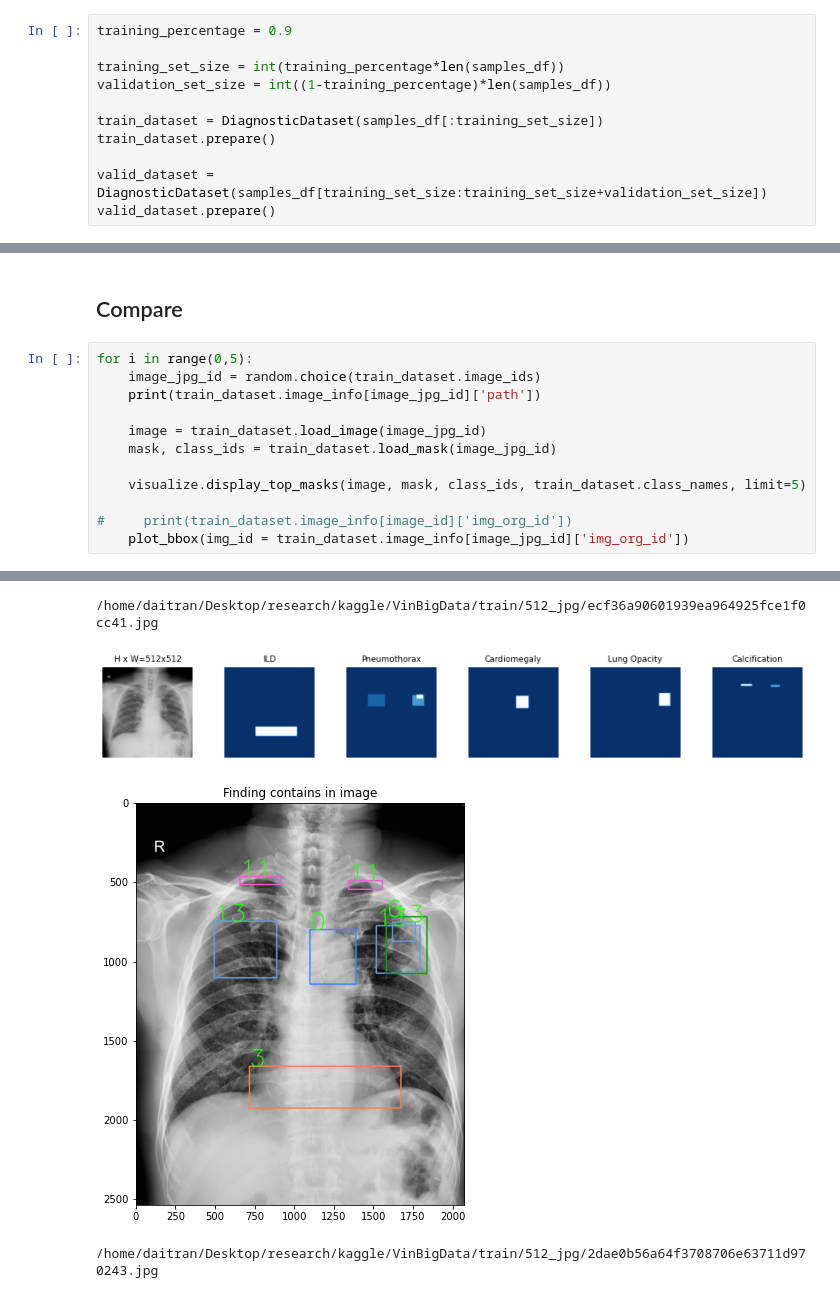
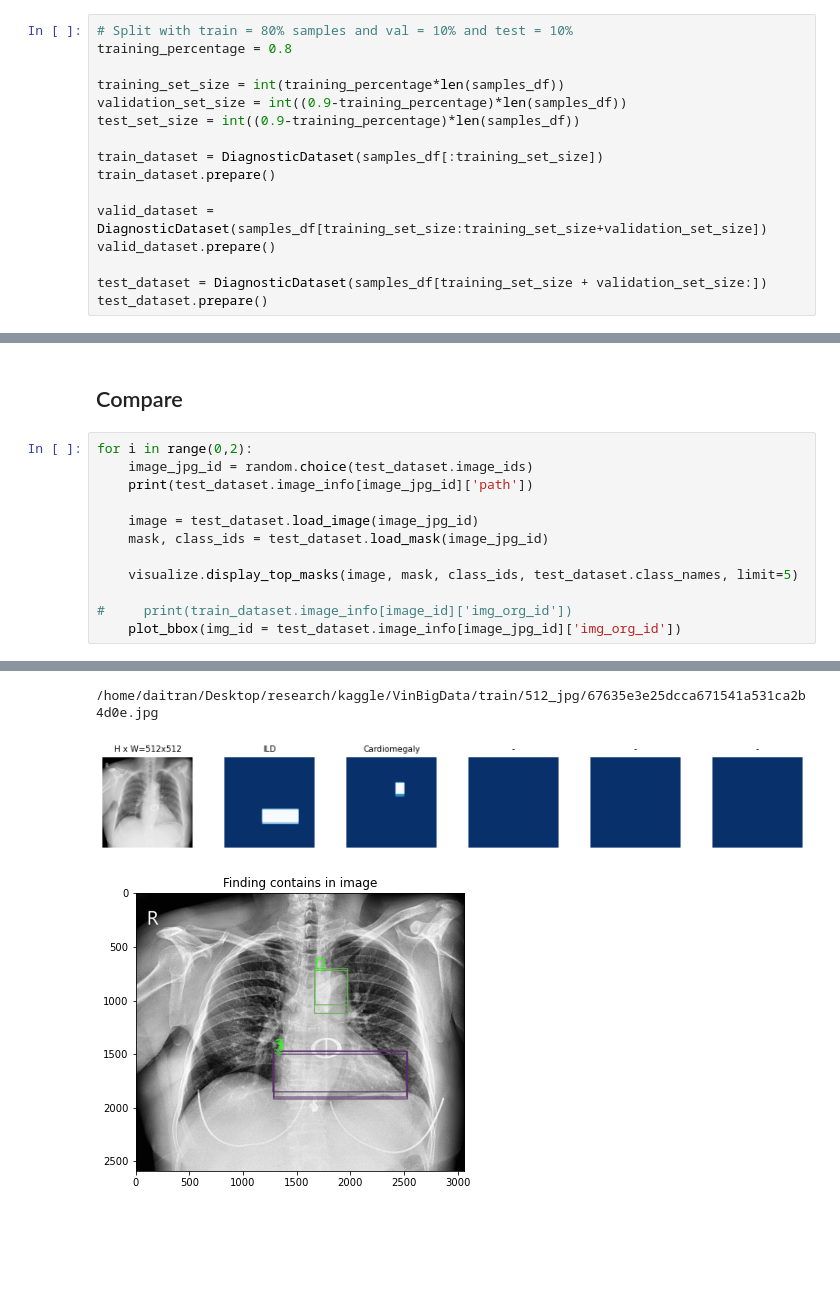
Before and after one commit to daitranskku/chest_x_ray_abnormalities_detection, a Jupyter notebook: MaskRCNN_implementation/inspect_data.ipynb, the cells around one changed output, grey strips where cells are left out. Saved outputs shown, nothing was run; the diff lists cells and outputs as text; blank space fills up the shorter version.

Commit message:
Add train/val/test split

```diff
--- a/MaskRCNN_implementation/inspect_data.ipynb
+++ b/MaskRCNN_implementation/inspect_data.ipynb
@@ -171,11 +173,16 @@ class DiagnosticDataset(utils.Dataset):
 # %%
-training_percentage = 0.9
+# Split with train = 80% samples and val = 10% and test = 10%
+training_percentage = 0.8
 
 training_set_size = int(training_percentage*len(samples_df))
-validation_set_size = int((1-training_percentage)*len(samples_df))
+validation_set_size = int((0.9-training_percentage)*len(samples_df))
+test_set_size = int((0.9-training_percentage)*len(samples_df))
 
 train_dataset = DiagnosticDataset(samples_df[:training_set_size])
 train_dataset.prepare()
 
 valid_dataset = DiagnosticDataset(samples_df[training_set_size:training_set_size+validation_set_size])
 valid_dataset.prepare()
+
+test_dataset = DiagnosticDataset(samples_df[training_set_size + validation_set_size:])
+test_dataset.prepare()
@@ -229,15 +242,15 @@ def plot_bbox(img_id , bbox_df = orin_df, normalize = True):
 # %% [markdown]
 ## Compare
 # %%
-for i in range(0,5):
-    image_jpg_id = random.choice(train_dataset.image_ids)
-    print(train_dataset.image_info[image_jpg_id]['path'])
+for i in range(0,2):
+    image_jpg_id = random.choice(test_dataset.image_ids)
+    print(test_dataset.image_info[image_jpg_id]['path'])
 
-    image = train_dataset.load_image(image_jpg_id)
-    mask, class_ids = train_dataset.load_mask(image_jpg_id)
+    image = test_dataset.load_image(image_jpg_id)
+    mask, class_ids = test_dataset.load_mask(image_jpg_id)
 
-    visualize.display_top_masks(image, mask, class_ids, train_dataset.class_names, limit=5)
+    visualize.display_top_masks(image, mask, class_ids, test_dataset.class_names, limit=5)
 
 #     print(train_dataset.image_info[image_id]['img_org_id'])
-    plot_bbox(img_id = train_dataset.image_info[image_jpg_id]['img_org_id'])
+    plot_bbox(img_id = test_dataset.image_info[image_jpg_id]['img_org_id'])
 # %% [output]
@@ -247,4 +260,3 @@ for i in range(0,5):
-/home/daitran/Desktop/research/kaggle/VinBigData/train/512_jpg/ecf36a90601939ea964925fce1f0cc41.jpg
+/home/daitran/Desktop/research/kaggle/VinBigData/train/512_jpg/67635e3e25dcca671541a531ca2b4d0e.jpg
-[figure, old version]
+[figure, new version]
-[figure, old version]
+[figure, new version]
-/home/daitran/Desktop/research/kaggle/VinBigData/train/512_jpg/2dae0b56a64f3708706e63711d970243.jpg
```
Also changed, not shown: parts of 4 cells of this notebook, 1 other file.
